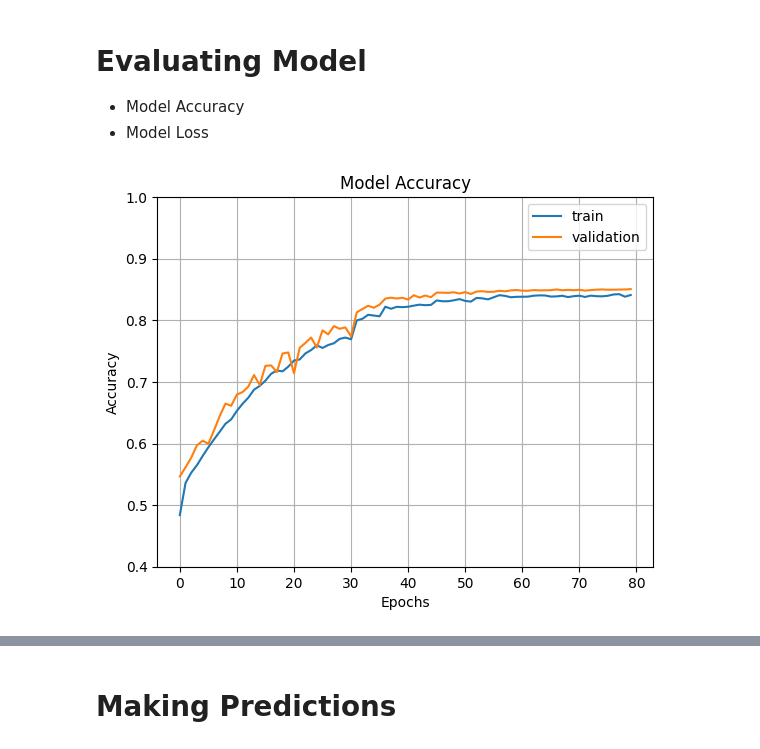
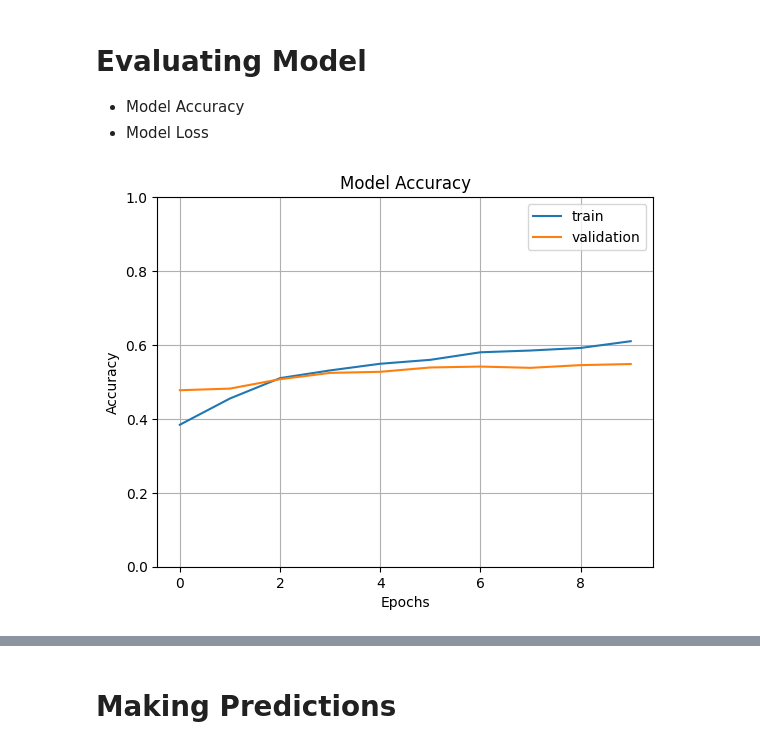
Before and after one commit to dduwa/Group-23, a Jupyter notebook: VGG19_ODIR5K.ipynb, the cells around one changed output, grey strips where cells are left out. Saved outputs shown, nothing was run; the diff lists cells and outputs as text; code cells hidden in the pictures.

```diff
--- a/VGG19_ODIR5K.ipynb
+++ b/VGG19_ODIR5K.ipynb
@@ -212,7 +463,8 @@ for layer in pretrained_model.layers:
 
 model = Sequential()
 model.add(pretrained_model)
-model.add(Dense(256, activation='relu'))
+model.add(Dense(512, activation='relu'))
+model.add(Dropout(0.2))
 model.add(Dense(8, activation='softmax'))
 # %% [output]
 Downloading data from https://storage.googleapis.com/tensorflow/keras-applications/vgg19/vgg19_weights_tf_dim_ordering_tf_kernels_notop.h5
@@ -238,2 +498,5 @@ _________________________________________________________________
 # %%
-model.compile(optimizer=Adam(learning_rate=0.001), loss='categorical_crossentropy', metrics=['accuracy'])
+model.compile(optimizer=Adam(learning_rate=0.0001), loss='categorical_crossentropy', metrics=['accuracy'])
+# %%
+epochs = 10
+history = model.fit(train_ds, validation_data=val_ds, epochs=epochs, callbacks=callbacks)
@@ -240,3 +551,11 @@ model.compile(optimizer=Adam(learning_rate=0.001), loss='categorical_crossentrop
+# %%
+for layer in pretrained_model.layers[-4:]:
+    layer.trainable = True
+
+# Recompile the model after making the layers trainable
+model.compile(optimizer=tf.keras.optimizers.Adam(learning_rate=1e-5),  # Lower learning rate for fine-tuning
+              loss='categorical_crossentropy',
+              metrics=['accuracy'])
 # %%
 epochs = 80
 history = model.fit(train_ds, validation_data=val_ds, epochs=epochs, callbacks=callbacks)
@@ -265,16 +584,16 @@ Epoch 80: val_loss improved from 0.30080 to 0.29862, saving model to best_model
 # %%
 fig1 = plt.gcf()
 plt.plot(history.history['accuracy'])
 plt.plot(history.history['val_accuracy'])
-plt.axis(ymin=0.4,ymax=1)
+plt.axis(ymin=0.0,ymax=1)
 plt.grid()
 plt.title('Model Accuracy')
 plt.ylabel('Accuracy')
 plt.xlabel('Epochs')
 plt.legend(['train', 'validation'])
 plt.show()
 # %% [output]
-[figure, old version]
+[figure, new version]
 # %%
 plt.plot(history.history['loss'])
 plt.plot(history.history['val_loss'])
```
Also changed, not shown: parts of 51 cells of this notebook.
